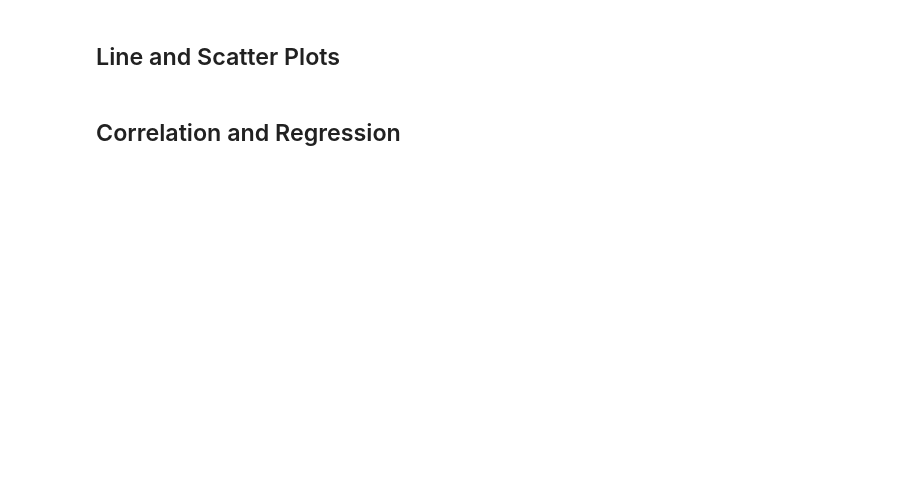
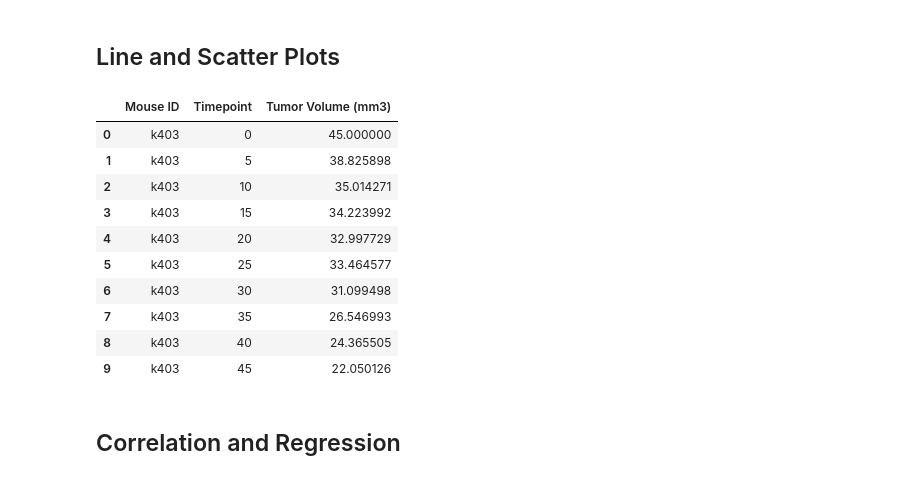
Before and after one commit to mgeorgic/Python_Matplotlib_Pymaceuticals, a Jupyter notebook: HW_Code.ipynb, the cells around one changed output. Cells and saved outputs as stored; diff of their text form; code cells hidden in the pictures; blank space fills up the shorter version.

```diff
--- a/HW_Code.ipynb
+++ b/HW_Code.ipynb
@@ -320,6 +352,28 @@ plt.axis("equal")
 ## Line and Scatter Plots
 # %%
 # Generate a line plot of tumor volume vs. time point for a mouse treated with Capomulin
+
+# Create DF tumor volume vs. time point for mouse 'k403'
+tvol_vs_time = combined_df[combined_df["Mouse ID"].isin(["k403"])]
+tvol_vs_time
+
+# Create DF for k403 mouse with only ID, Time, and Tumor Vol
+tvol_vs_time_table = tvol_vs_time[["Mouse ID","Timepoint","Tumor Volume (mm3)"]]
+tvol_vs_time_table
+
+#
+# %% [output]
+|  | Mouse ID | Timepoint | Tumor Volume (mm3) |
+| 0 | k403 | 0 | 45.000000 |
+| 1 | k403 | 5 | 38.825898 |
+| 2 | k403 | 10 | 35.014271 |
+| 3 | k403 | 15 | 34.223992 |
+| 4 | k403 | 20 | 32.997729 |
+| 5 | k403 | 25 | 33.464577 |
+| 6 | k403 | 30 | 31.099498 |
+| 7 | k403 | 35 | 26.546993 |
+| 8 | k403 | 40 | 24.365505 |
+| 9 | k403 | 45 | 22.050126 |
 # %%
 # Generate a scatter plot of average tumor volume vs. mouse weight for the Capomulin regimen
 # %% [markdown]
```
Also changed, not shown: parts of 4 cells of this notebook.
